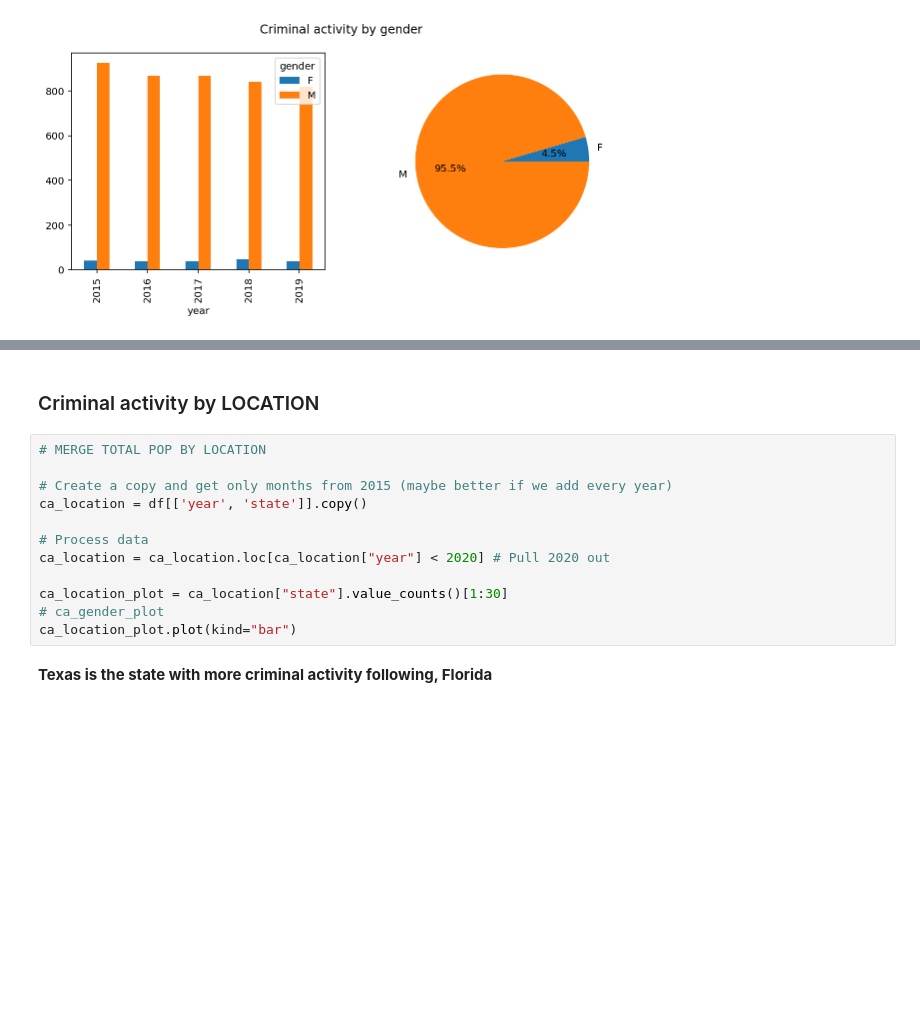
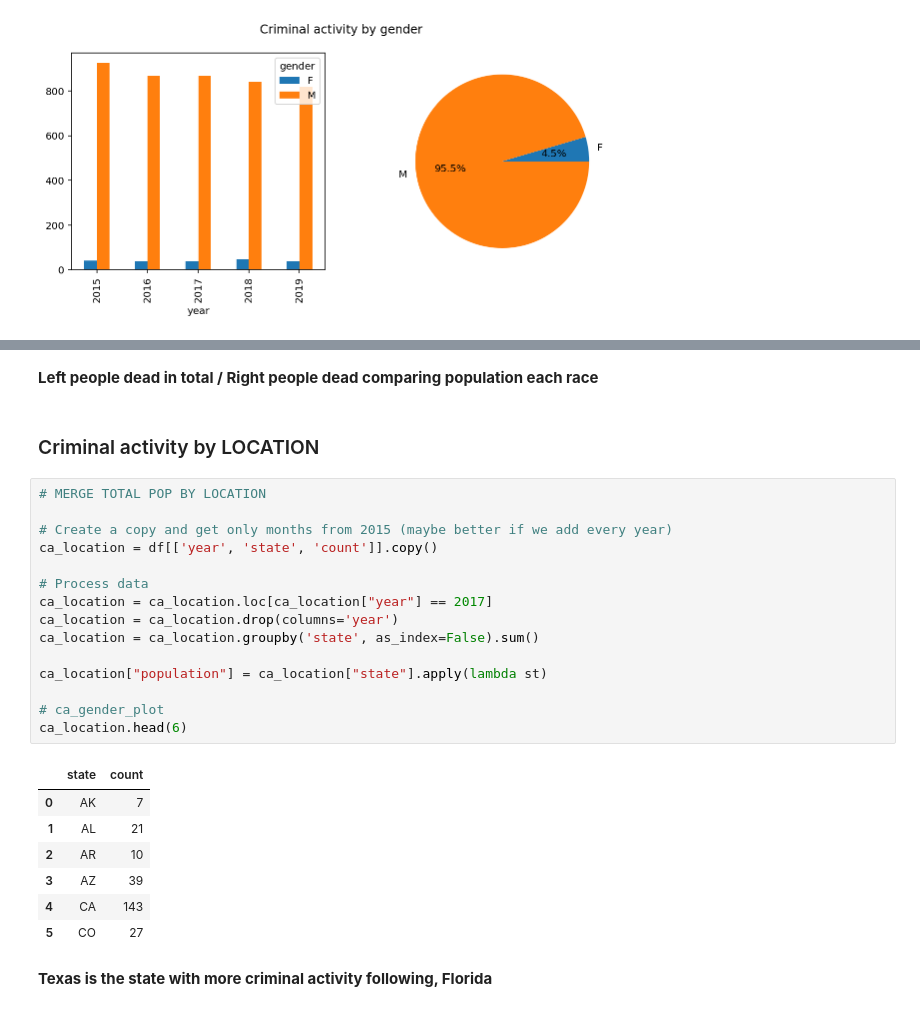
Before and after one commit to javsanbel2/betaproject, a Jupyter notebook: beta_javier.ipynb, the cells around one changed output, grey strips where cells are left out. Drawn from its saved outputs; the diff is of its cells as text; blank space fills up the shorter version.

```diff
--- a/beta_javier.ipynb
+++ b/beta_javier.ipynb
@@ -263,17 +287,30 @@ ca_gender_2015_plot.plot(kind="pie")
+# %% [markdown]
+<b>Left people dead in total / Right people dead comparing population each race</b>
 # %% [markdown]
 <h3>Criminal activity by LOCATION</h3>
 # %%
 # MERGE TOTAL POP BY LOCATION
 
 # Create a copy and get only months from 2015 (maybe better if we add every year)
-ca_location = df[['year', 'state']].copy()
+ca_location = df[['year', 'state', 'count']].copy()
 
 # Process data
-ca_location = ca_location.loc[ca_location["year"] < 2020] # Pull 2020 out
+ca_location = ca_location.loc[ca_location["year"] == 2017]
+ca_location = ca_location.drop(columns='year')
+ca_location = ca_location.groupby('state', as_index=False).sum()
 
-ca_location_plot = ca_location["state"].value_counts()[1:30]
+ca_location["population"] = ca_location["state"].apply(lambda st)
+
 # ca_gender_plot
-ca_location_plot.plot(kind="bar")
+ca_location.head(6)
+# %% [output]
+|  | state | count |
+| 0 | AK | 7 |
+| 1 | AL | 21 |
+| 2 | AR | 10 |
+| 3 | AZ | 39 |
+| 4 | CA | 143 |
+| 5 | CO | 27 |
 # %% [markdown]
 <b>Texas is the state with more criminal activity following, Florida</b>
 # %% [markdown]
```
Also changed, not shown: parts of 8 cells of this notebook.
